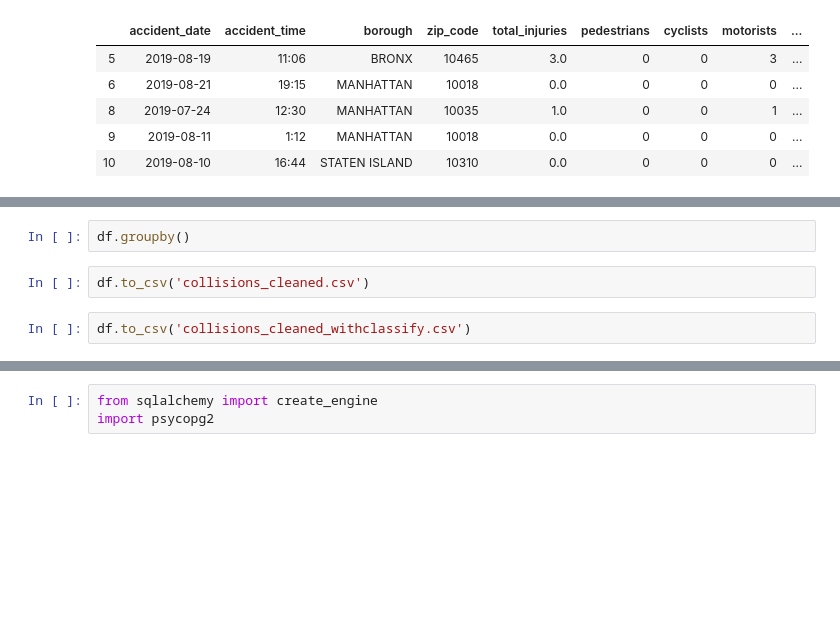
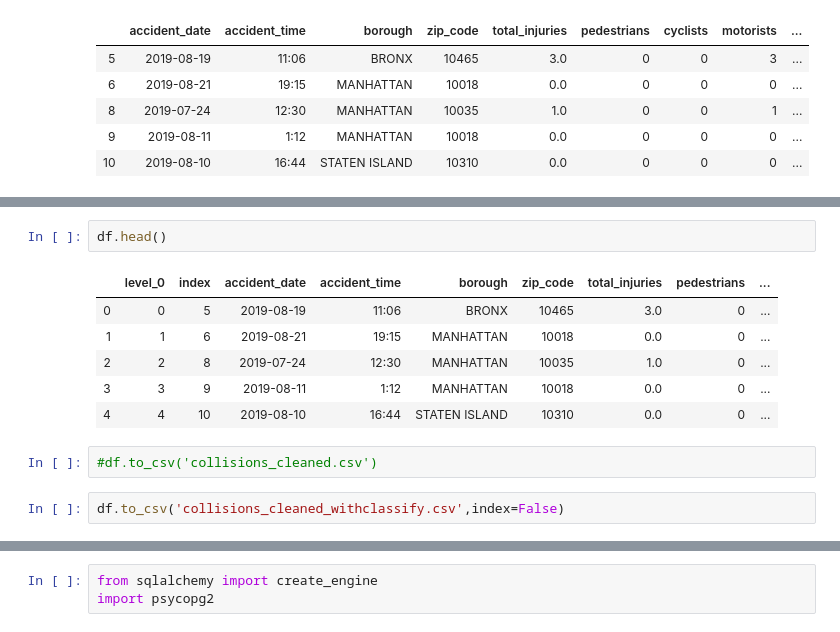
Before and after one commit to azbir3/Project_3_Visualization, a Jupyter notebook: project3data.ipynb, the cells around one changed output, grey strips where cells are left out. Saved outputs shown, nothing was run; the diff lists cells and outputs as text; blank space fills up the shorter version.

```diff
--- a/project3data.ipynb
+++ b/project3data.ipynb
@@ -341,8 +318,15 @@ df.groupby(['borough','pedestrians']).count().reset_index()
 # %%
-df.groupby()
+df.head()
+# %% [output]
+|  | level_0 | index | accident_date | accident_time | borough | zip_code | total_injuries | pedestrians | ... |
+| 0 | 0 | 5 | 2019-08-19 | 11:06 | BRONX | 10465 | 3.0 | 0 | ... |
+| 1 | 1 | 6 | 2019-08-21 | 19:15 | MANHATTAN | 10018 | 0.0 | 0 | ... |
+| 2 | 2 | 8 | 2019-07-24 | 12:30 | MANHATTAN | 10035 | 1.0 | 0 | ... |
+| 3 | 3 | 9 | 2019-08-11 | 1:12 | MANHATTAN | 10018 | 0.0 | 0 | ... |
+| 4 | 4 | 10 | 2019-08-10 | 16:44 | STATEN ISLAND | 10310 | 0.0 | 0 | ... |
 # %%
-df.to_csv('collisions_cleaned.csv')
+#df.to_csv('collisions_cleaned.csv')
 # %%
-df.to_csv('collisions_cleaned_withclassify.csv')
+df.to_csv('collisions_cleaned_withclassify.csv',index=False)
 # %%
 pip install psycopg2
```
Also changed, not shown: parts of 20 cells of this notebook.
